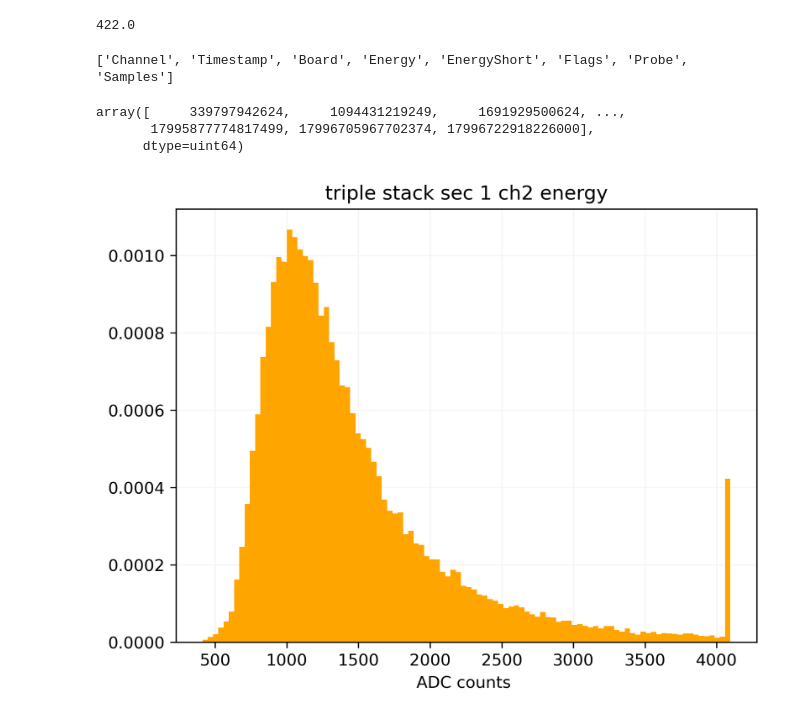
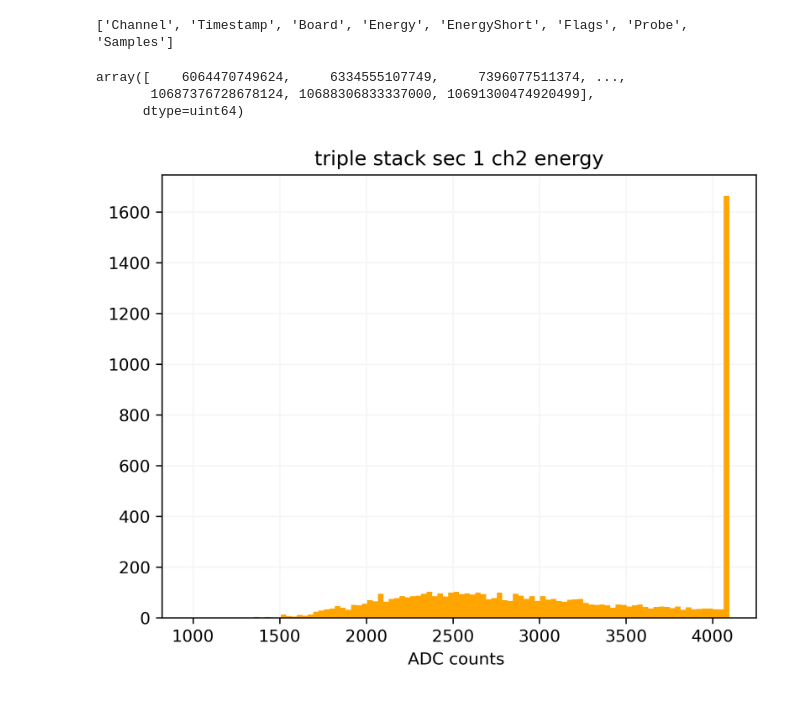
Before and after one commit to bertabl/mist, a Jupyter notebook: Efficneincy_test_analysis .ipynb, the cells around one changed output. Cells and saved outputs as stored; diff of their text form; code cells hidden in the pictures.

```diff
--- a/Efficneincy_test_analysis .ipynb
+++ b/Efficneincy_test_analysis .ipynb
@@ -248,11 +159,7 @@ array([  0.,   1.,   2.,   3.,   4.,   5.,   6.,   7.,   8.,   9.,  10.,
-# %%
-bin_contents[846]
-# %% [output]
-422.0
 # %%
-import uproot
+
 #Open triple ROOT file
-file_path_3 = "/Users/bertabeltran/mist/data/efficiency_test/full_triple_eff_test_spectra_waves/RAW/SDataR_full_triple_eff_test_spectra_waves.root"
+file_path_3 = "/Users/bertabeltran/mist/data/efficiency_study/new_efficiency_sec3_triple/RAW/SDataR_new_efficiency_sec3_triple.root"
 file3=uproot.open(file_path_3)
 tree3=file3["Data_R"]
 print(tree3.keys())
@@ -283,23 +190,23 @@ CH2_time_diff = np.diff(CH2_timestamps)
 CH2_time_diff_sec=CH2_time_diff/1e+12 #make it seconds
 CH2_timestamps
 # %% [output]
-array([     339797942624,     1094431219249,     1691929500624, ...,
-       17995877774817499, 17996705967702374, 17996722918226000],
+array([    6064470749624,     6334555107749,     7396077511374, ...,
+       10687376728678124, 10688306833337000, 10691300474920499],
       dtype=uint64)
 # %%
 #need to change the type as for some reasong the default one is funny and hist does not like it
 #CH2_energy=CH2_energy.astype(np.int64)
-plt.hist(CH2_energy, bins = 100, histtype='stepfilled' ,density=True,color ='orange')
+plt.hist(CH2_energy, bins = 100,histtype='stepfilled',color ='orange')
 #plt.hist(CH0_time_diff, bins = 100,range=(0,4), histtype='stepfilled' ,density=True,color ='orange')
 ax=plt.gca()
 ax.set_title("triple stack sec 1 ch2 energy")
 ax.set_xlabel("ADC counts ")
 #plt.yscale('log')
 
 
 plt.show()
 # %% [output]
-[figure, old version]
+[figure, new version]
 # %%
 # plot the time differences distribution to see if it looks right
 
```
Also changed, not shown: parts of 34 cells of this notebook, 1 other file.
